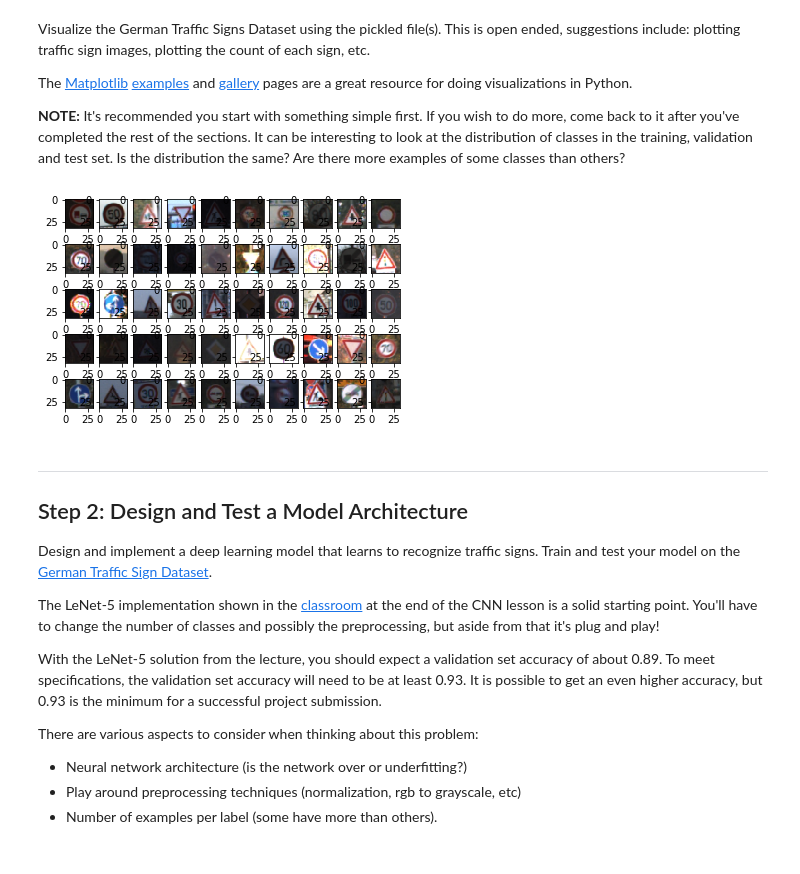
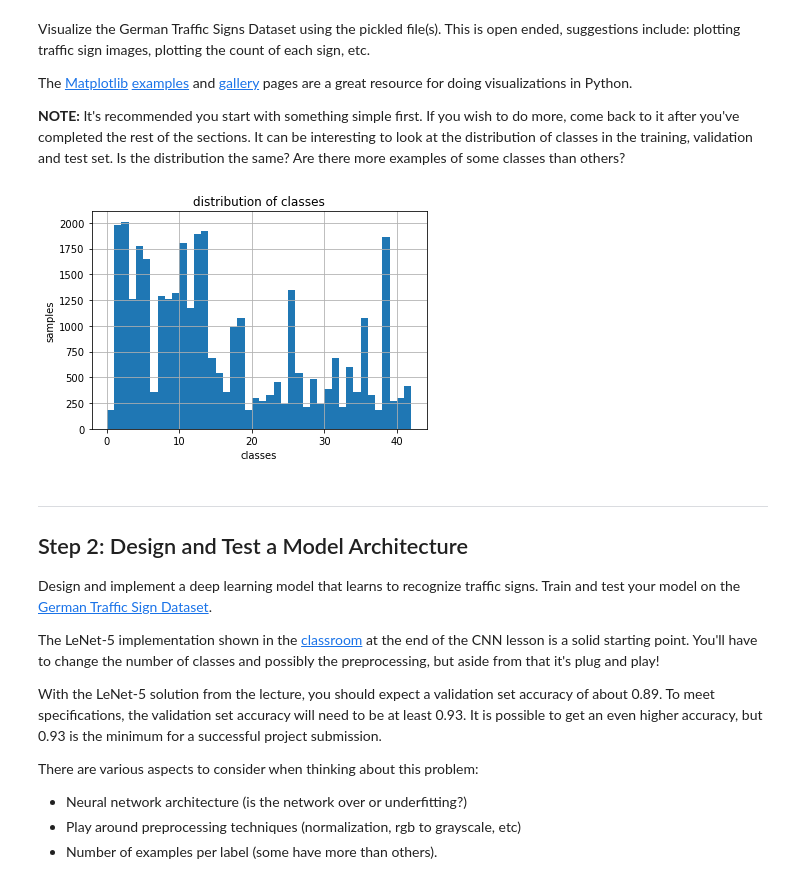
Before and after one commit to peiyong86/CarND-Traffic-Sign-Classifier-Project, a Jupyter notebook: Traffic_Sign_Classifier.ipynb, the cells around one changed output. Cells and saved outputs as stored; diff of their text form; code cells hidden in the pictures.

```diff
--- a/Traffic_Sign_Classifier.ipynb
+++ b/Traffic_Sign_Classifier.ipynb
@@ -91,23 +92,31 @@ Visualize the German Traffic Signs Dataset using the pickled file(s). This is op
 The [Matplotlib](http://matplotlib.org/) [examples](http://matplotlib.org/examples/index.html) and [gallery](http://matplotlib.org/gallery.html) pages are a great resource for doing visualizations in Python.
 
 **NOTE:** It's recommended you start with something simple first. If you wish to do more, come back to it after you've completed the rest of the sections. It can be interesting to look at the distribution of classes in the training, validation and test set. Is the distribution the same? Are there more examples of some classes than others?
+# %%
+### Data exploration visualization code goes here.
+### Feel free to use as many code cells as needed.
+import matplotlib.pyplot as plt
+import random
+# Visualizations will be shown in the notebook.
+%matplotlib inline
+binwidth = 1
+plt.hist(y_train, bins=range(min(y_train), max(y_train) + binwidth, binwidth))
+plt.title("distribution of classes")
+plt.xlabel("classes")
+plt.ylabel("samples")
+plt.grid(True)
+# %% [output]
+[figure, added]
 # %%
-### Data exploration visualization code goes here.
-### Feel free to use as many code cells as needed.
-import matplotlib.pyplot as plt
-import random
-# Visualizations will be shown in the notebook.
 %matplotlib inline
 n_image_show = 50
 index_image_show = random.sample(range(n_train), n_image_show)
-fig = plt.figure()
+fig = plt.figure(1, figsize=(10,10))
 for i in range(n_image_show):
     index = index_image_show[i]
     im = X_train[index]
     fig.add_subplot(5,10,i+1)
     plt.imshow(im.astype('uint8'))
-# %% [output]
-[figure, removed]
 # %% [markdown]
 ----
 
```
Also changed, not shown: parts of 2 cells of this notebook, 3 other files.
